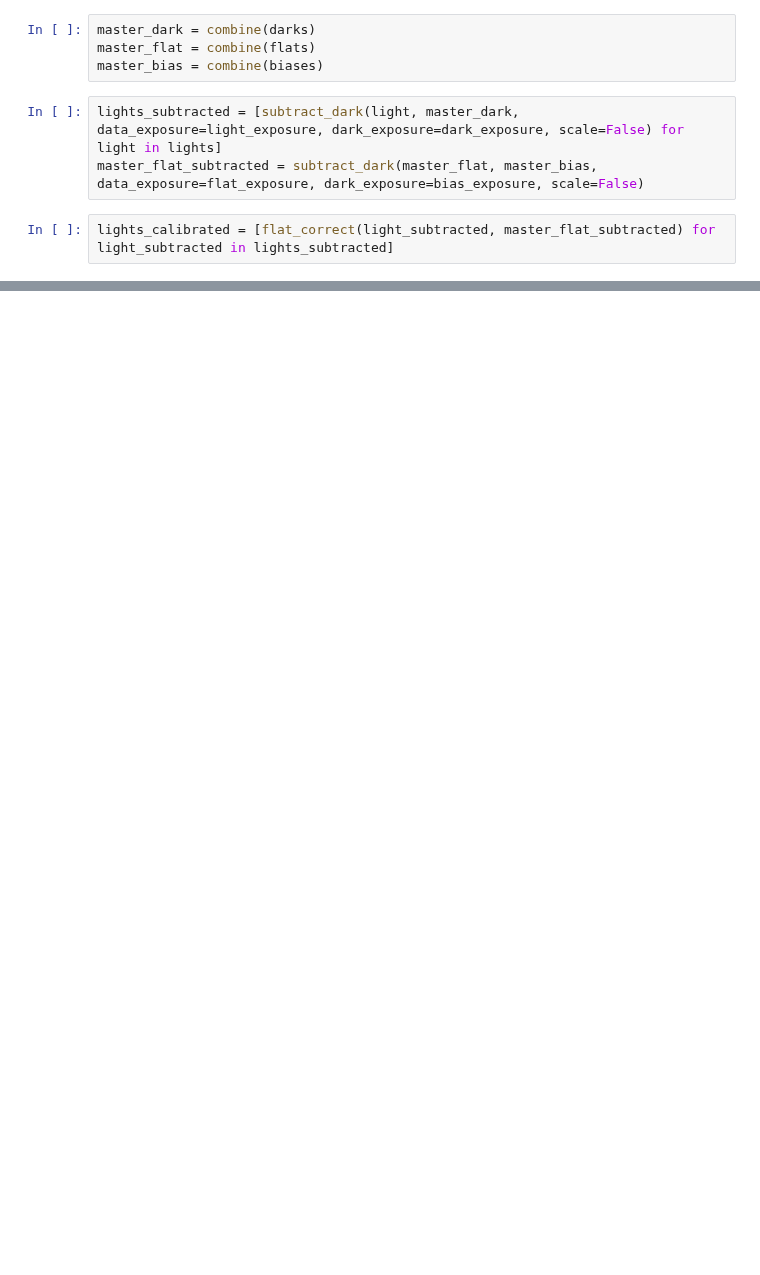
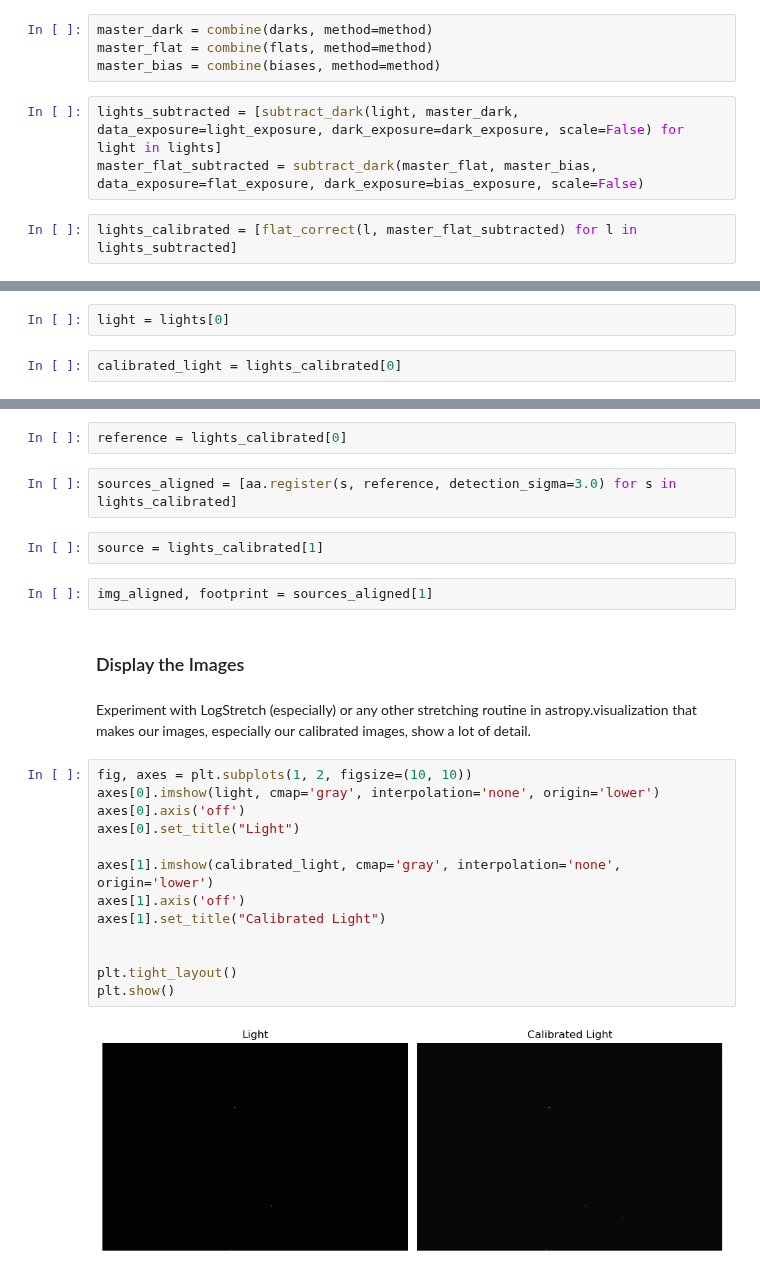
Before and after one commit to brianhill/transient-astronomy, a Jupyter notebook: analyses/2022-10-2425-SN_2022vqz/analysis-brian.ipynb, the cells around one changed output, grey strips where cells are left out. Drawn from its saved outputs; the diff is of its cells as text; blank space fills up the shorter version.

```diff
--- a/analyses/2022-10-2425-SN_2022vqz/analysis-brian.ipynb
+++ b/analyses/2022-10-2425-SN_2022vqz/analysis-brian.ipynb
@@ -56,11 +60,11 @@ WARNING:astropy:FITSFixedWarning: 'datfix' made the change 'Set MJD-OBS to 59877
 WARNING: FITSFixedWarning: 'datfix' made the change 'Set MJD-OBS to 59877.290117 from DATE-OBS'. [astropy.wcs.wcs]
 WARNING:astropy:FITSFixedWarning: 'datfix' made the change 'Set MJD-OBS to 59877.290117 from DATE-OBS'.
 # %%
-master_dark = combine(darks)
-master_flat = combine(flats)
-master_bias = combine(biases)
+master_dark = combine(darks, method=method)
+master_flat = combine(flats, method=method)
+master_bias = combine(biases, method=method)
 # %%
 lights_subtracted = [subtract_dark(light, master_dark, data_exposure=light_exposure, dark_exposure=dark_exposure, scale=False) for light in lights]
 master_flat_subtracted = subtract_dark(master_flat, master_bias, data_exposure=flat_exposure, dark_exposure=bias_exposure, scale=False)
 # %%
-lights_calibrated = [flat_correct(light_subtracted, master_flat_subtracted) for light_subtracted in lights_subtracted]
+lights_calibrated = [flat_correct(l, master_flat_subtracted) for l in lights_subtracted]
@@ -96,0 +71,4 @@ CCDData([[21.9794809 , 25.42397942, 12.79140773, ..., 12.21091556,
+# %%
+light = lights[0]
+# %%
+calibrated_light = lights_calibrated[0]
@@ -96,0 +84,27 @@ CCDData([[21.9794809 , 25.42397942, 12.79140773, ..., 12.21091556,
+# %%
+reference = lights_calibrated[0]
+# %%
+sources_aligned = [aa.register(s, reference, detection_sigma=3.0) for s in lights_calibrated]
+# %%
+source = lights_calibrated[1]
+# %%
+img_aligned, footprint = sources_aligned[1]
+# %% [markdown]
+### Display the Images
+# %% [markdown]
+Experiment with LogStretch (especially) or any other stretching routine in astropy.visualization that makes our images, especially our calibrated images, show a lot of detail.
+# %%
+fig, axes = plt.subplots(1, 2, figsize=(10, 10))
+axes[0].imshow(light, cmap='gray', interpolation='none', origin='lower')
+axes[0].axis('off')
+axes[0].set_title("Light")
+
+axes[1].imshow(calibrated_light, cmap='gray', interpolation='none', origin='lower')
+axes[1].axis('off')
+axes[1].set_title("Calibrated Light")
+
+
+plt.tight_layout()
+plt.show()
+# %% [output]
+[figure, added]
```
Also changed, not shown: parts of 11 cells of this notebook, 2 other files.
